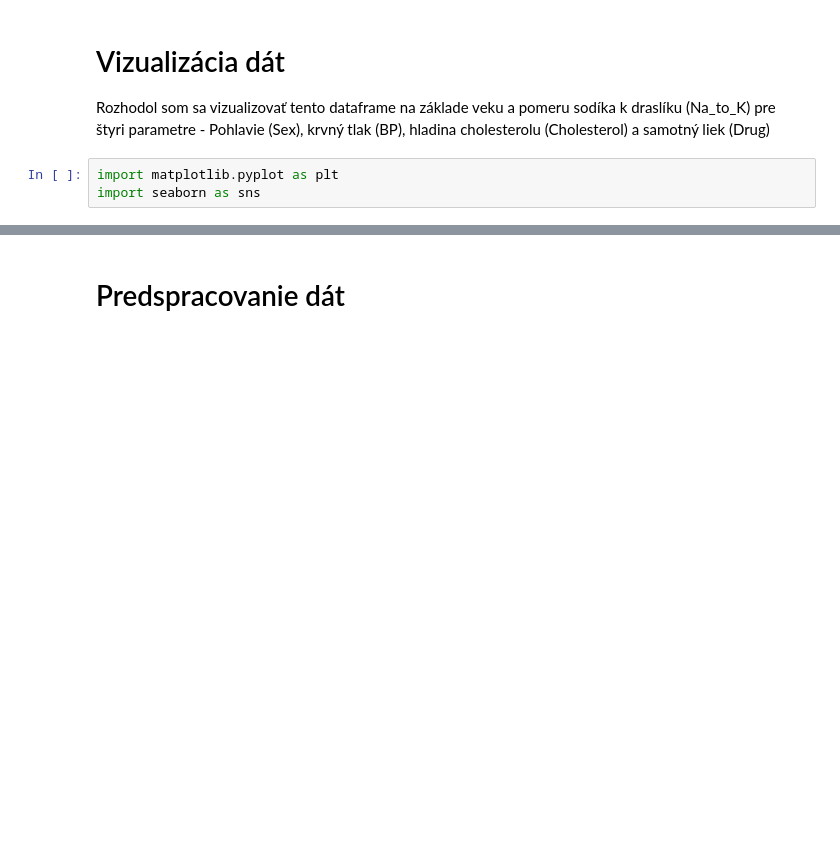
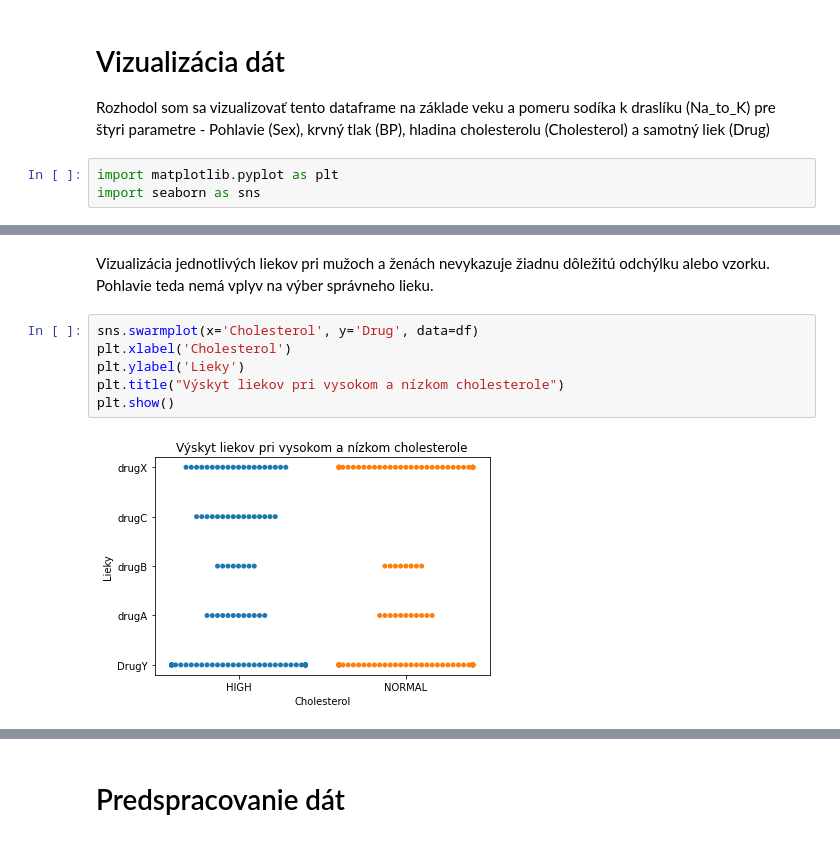
Before and after one commit to Frodas25/hrusovsky_NS2021, a Jupyter notebook: hrusovsky_NS2021.ipynb, the cells around one changed output, grey strips where cells are left out. Saved outputs shown, nothing was run; the diff lists cells and outputs as text; blank space fills up the shorter version.

```diff
--- a/hrusovsky_NS2021.ipynb
+++ b/hrusovsky_NS2021.ipynb
@@ -59,0 +71,10 @@ import seaborn as sns
+# %% [markdown]
+Vizualizácia jednotlivých liekov pri mužoch a ženách nevykazuje žiadnu dôležitú odchýlku alebo vzorku. Pohlavie teda nemá vplyv na výber správneho lieku.
+# %%
+sns.swarmplot(x='Cholesterol', y='Drug', data=df)
+plt.xlabel('Cholesterol')
+plt.ylabel('Lieky')
+plt.title("Výskyt liekov pri vysokom a nízkom cholesterole")
+plt.show()
+# %% [output]
+[figure, added]
```
Also changed, not shown: parts of 26 cells of this notebook.
